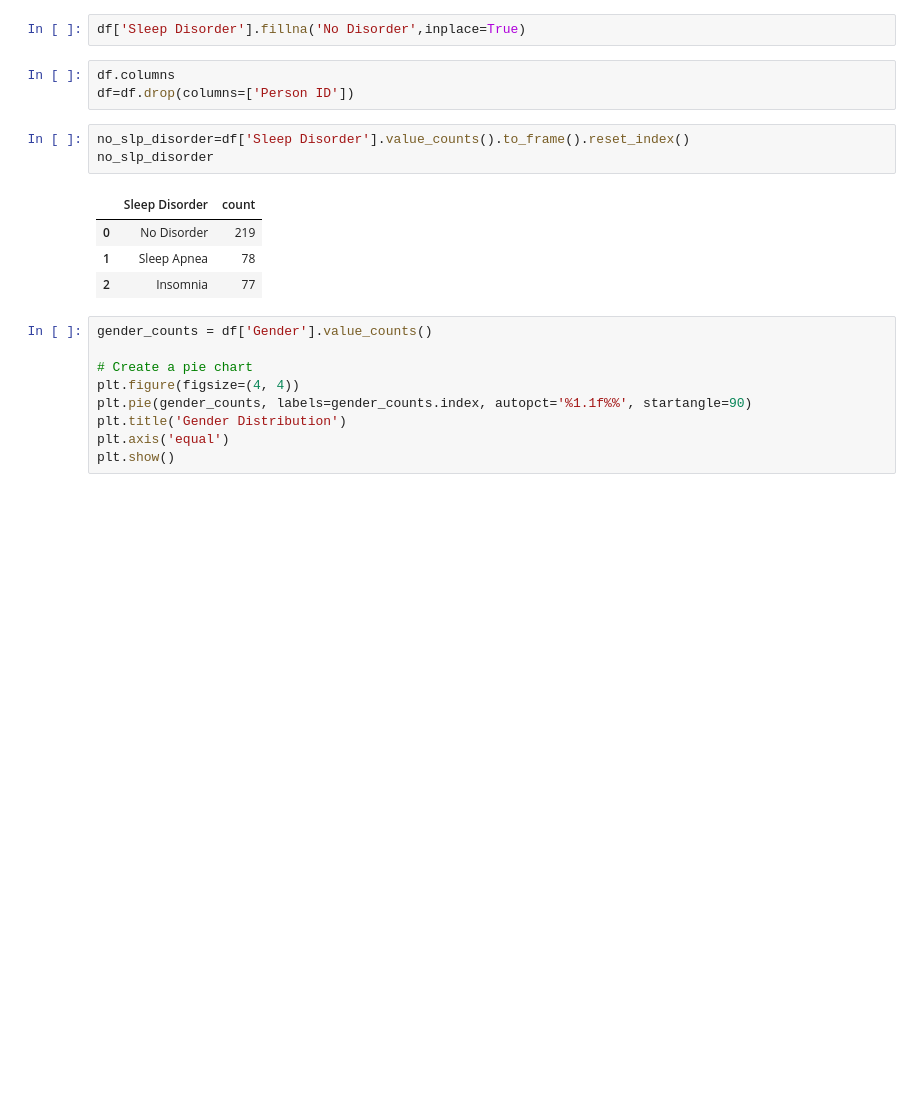
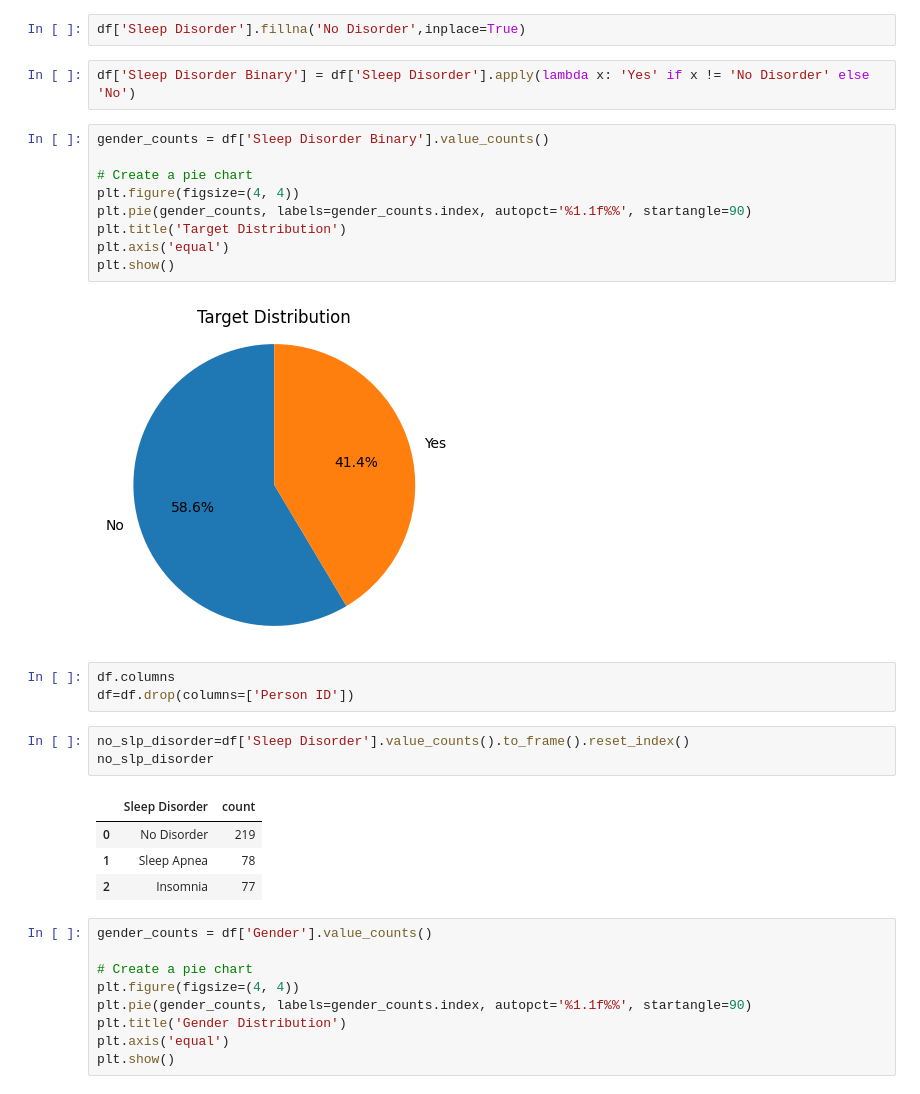
Before and after one commit to lokeshdarla/fitfocus, a Jupyter notebook: notebooks/eda_notebook.ipynb, the cells around one changed output. Drawn from its saved outputs; the diff is of its cells as text; blank space fills up the shorter version.

```diff
--- a/sleep-health-detection/notebooks/eda_notebook.ipynb
+++ b/notebooks/eda_notebook.ipynb
@@ -24,5 +32,18 @@ df.head()
 # %%
 df['Sleep Disorder'].fillna('No Disorder',inplace=True)
+# %%
+df['Sleep Disorder Binary'] = df['Sleep Disorder'].apply(lambda x: 'Yes' if x != 'No Disorder' else 'No')
+# %%
+gender_counts = df['Sleep Disorder Binary'].value_counts()
+
+# Create a pie chart
+plt.figure(figsize=(4, 4))
+plt.pie(gender_counts, labels=gender_counts.index, autopct='%1.1f%%', startangle=90)
+plt.title('Target Distribution')
+plt.axis('equal')
+plt.show()
+# %% [output]
+[figure, added]
 # %%
 df.columns
 df=df.drop(columns=['Person ID'])
```
Also changed, not shown: parts of 1 cell of this notebook, 32 other files.
